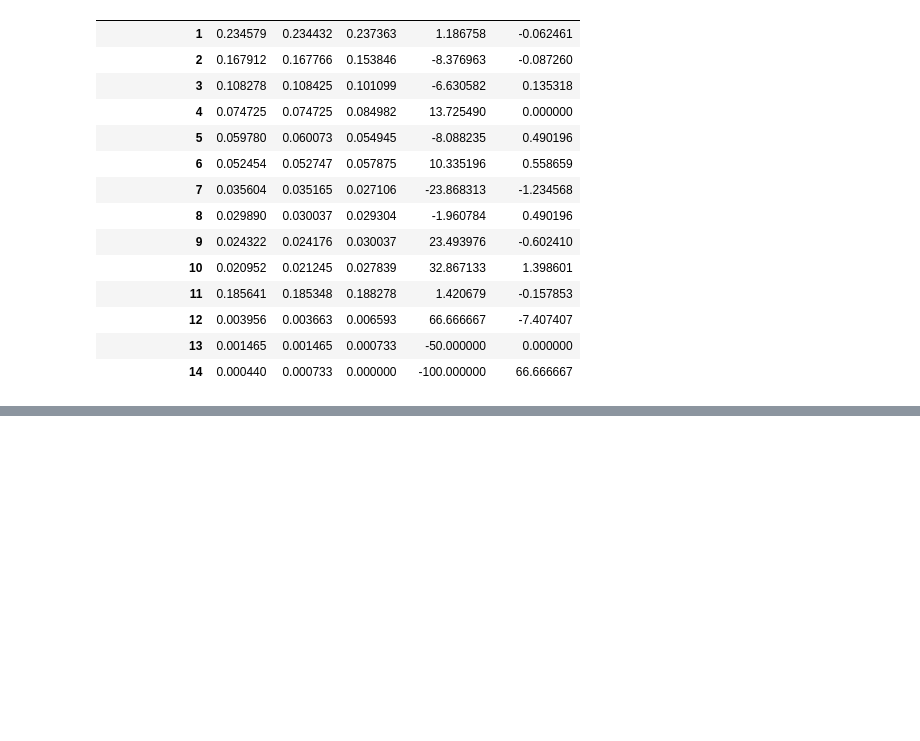
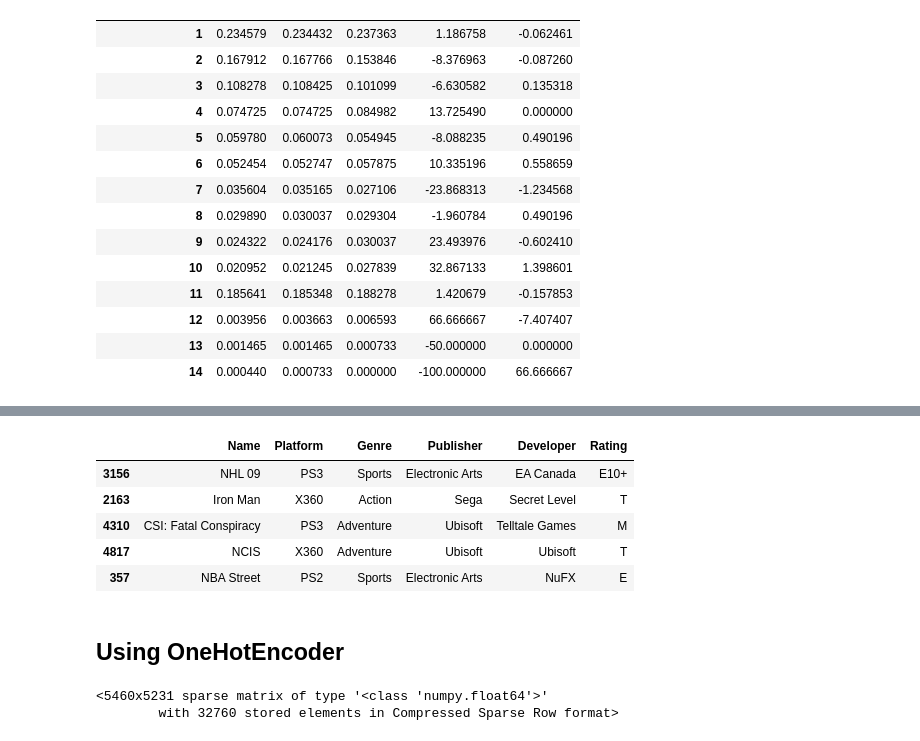
Before and after one commit to TimoSR/AI-Mandatory-1, a Jupyter notebook: Tobias/Mandatory2.0.ipynb, the cells around one changed output, grey strips where cells are left out. Cells and saved outputs as stored; diff of their text form; code cells hidden in the pictures; blank space fills up the shorter version.

```diff
--- a/Tobias/Mandatory2.0.ipynb
+++ b/Tobias/Mandatory2.0.ipynb
@@ -140,0 +191,11 @@ for set_ in (strat_train_set, strat_test_set):
+# %%
+video_games_cat.head()
+# %% [output]
+|  | Name | Platform | Genre | Publisher | Developer | Rating |
+| 3156 | NHL 09 | PS3 | Sports | Electronic Arts | EA Canada | E10+ |
+| 2163 | Iron Man | X360 | Action | Sega | Secret Level | T |
+| 4310 | CSI: Fatal Conspiracy | PS3 | Adventure | Ubisoft | Telltale Games | M |
+| 4817 | NCIS | X360 | Adventure | Ubisoft | Ubisoft | T |
+| 357 | NBA Street | PS2 | Sports | Electronic Arts | NuFX | E |
+# %% [markdown]
+## Using OneHotEncoder
@@ -140,0 +204,7 @@ for set_ in (strat_train_set, strat_test_set):
+# %%
+cat_encoder = OneHotEncoder()
+video_games_1hot = cat_encoder.fit_transform(video_games_cat)
+video_games_1hot
+# %% [output]
+<5460x5231 sparse matrix of type '<class 'numpy.float64'>'
+        with 32760 stored elements in Compressed Sparse Row format>
```
Also changed, not shown: parts of 68 cells of this notebook, 4 other files.
